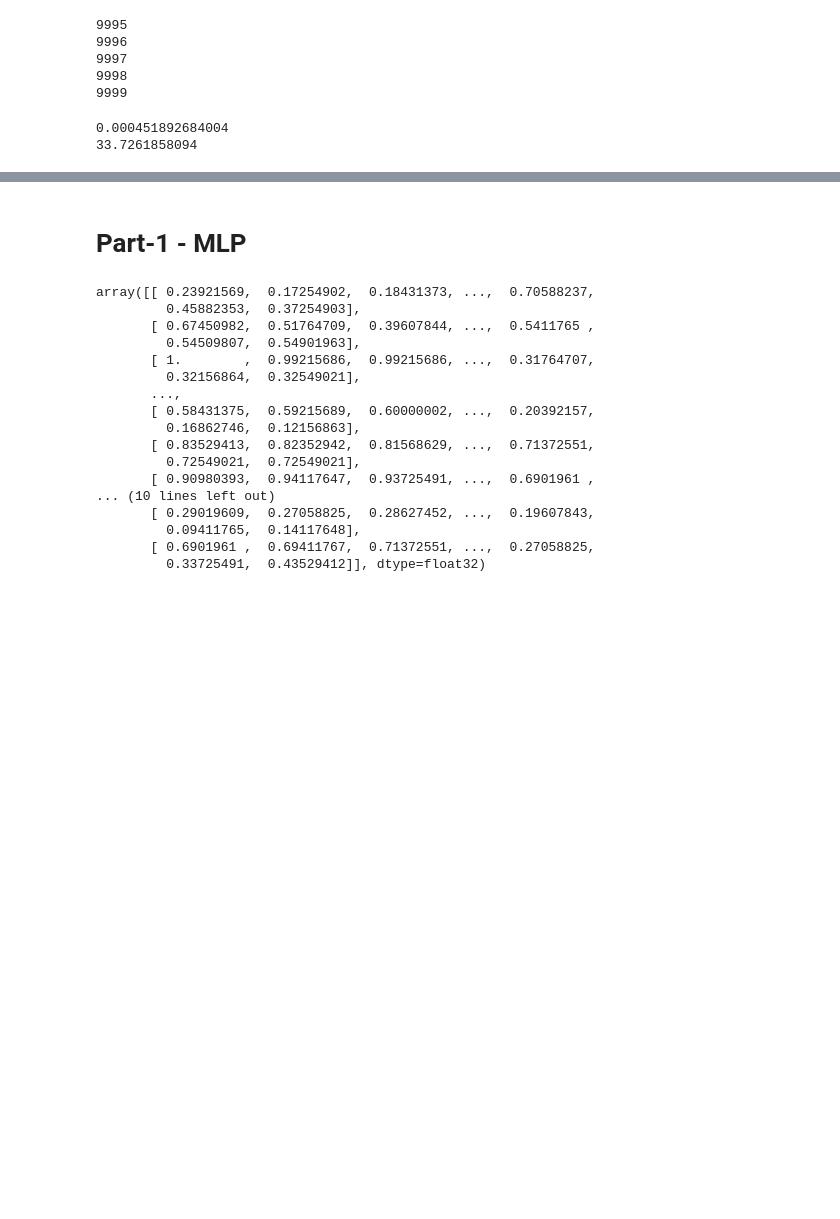
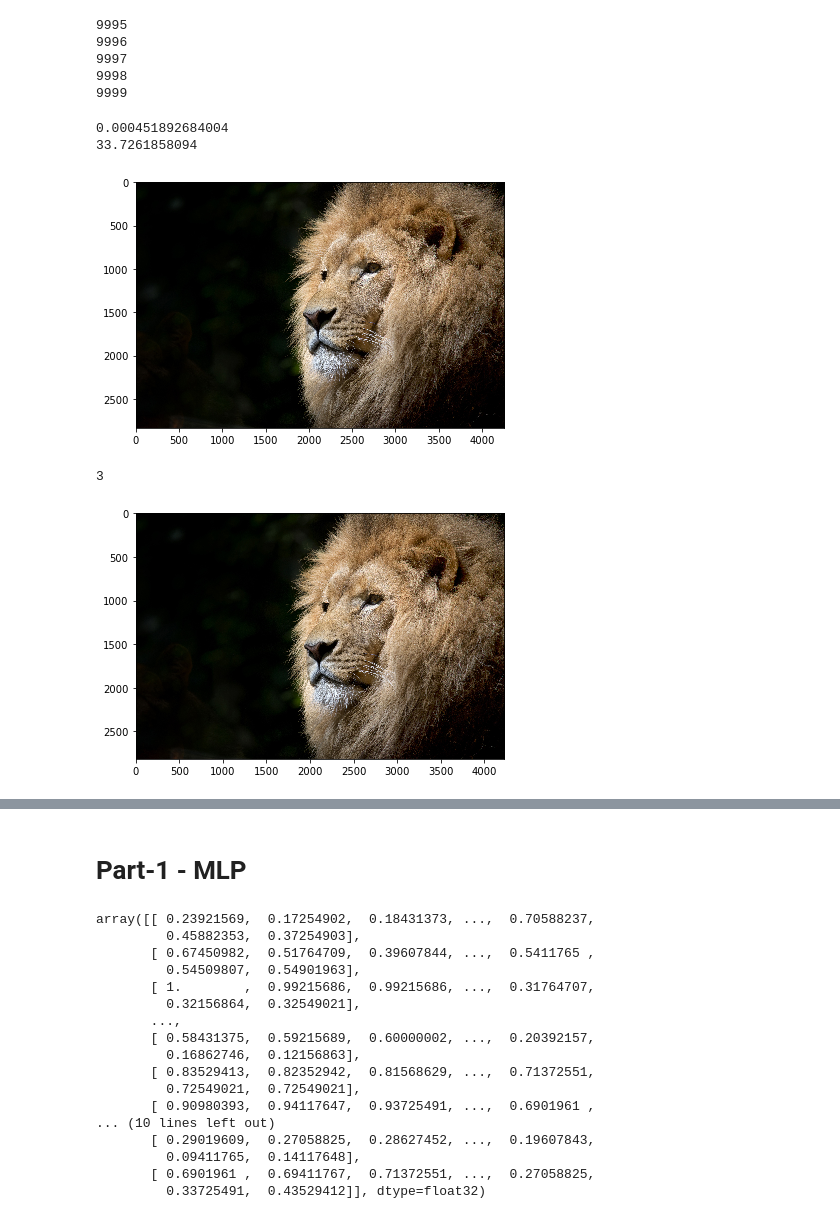
Before and after one commit to scelesticsiva/Neural-Networks-for-Image-Compression, a Jupyter notebook: CNN_mtezcan/CNN_mtezcan.ipynb, the cells around one changed output, grey strips where cells are left out. Cells and saved outputs as stored; diff of their text form; code cells hidden in the pictures; blank space fills up the shorter version.

```diff
--- a/CNN_mtezcan/CNN_mtezcan.ipynb
+++ b/CNN_mtezcan/CNN_mtezcan.ipynb
@@ -114,3 +117,43 @@ print(psnr_jpg.mean())
 # %% [output]
 0.000451892684004
 33.7261858094
+# %%
+import skimage.io
+
+def block2img(img_blocks,img_size):
+
+    row,col = img_size
+    img=np.zeros((row,col,3)).astype(np.float32)
+    n,k,l,c=img_blocks.shape
+
+    for i in range(0,int(row/k)):
+        for j in range(0,int(col/k)):
+            img[i*k:(i+1)*k,j*l:(j+1)*l,:]=img_blocks[int(i*col/k+j),:,:,:]
+    return img
+
+lion = skimage.io.imread('../test_img/lion.jpg')
+lion[:2816,:4224,:]
+skimage.io.imshow(lion)
+skimage.io.show()
+
+lion = lion.astype(np.float32)
+row,col,color = lion.shape
+lion_32=np.zeros((int(row*col/1024),32,32,3)).astype(np.float32)
+
+print(row%8)
+count =0
+for i in range(0,row-row%32,32):
+    for j in range(0,col-col%32,32):
+        lion_32[count,:,:,:]=lion[i:i+32,j:j+32,:]
+        count = count +1
+lion_32=lion_32/255.
+
+lion_recon=block2img(lion_32,(2816,4224))
+lion_recon = (lion_recon*255.).astype(np.uint8)
+skimage.io.imshow(lion_recon)
+skimage.io.show()
+skimage.io.imsave('../test_img/lion_recon.tiff',lion_recon)
+# %% [output]
+[figure, added]
+3
+[figure, added]
```
Also changed, not shown: parts of 18 cells of this notebook, 26 other files.
